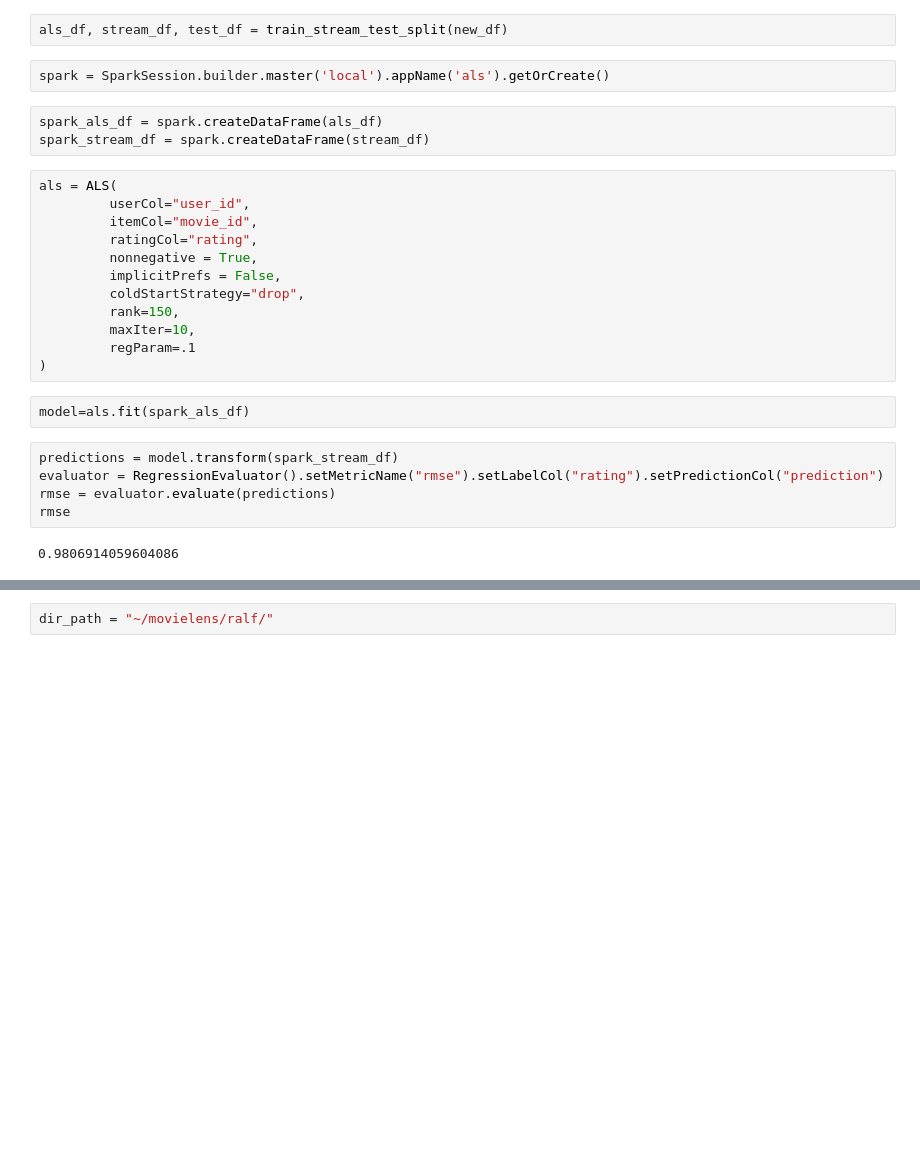
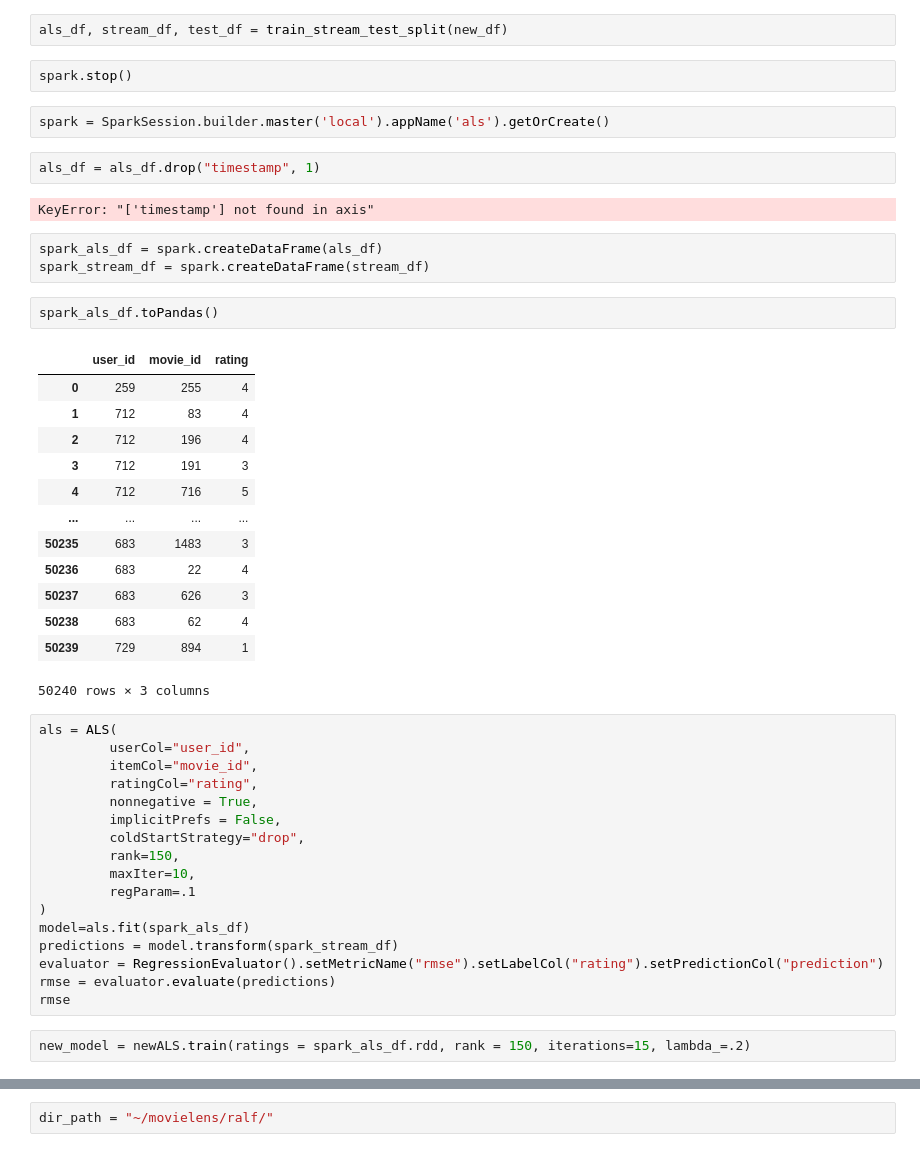
Before and after one commit to feature-store/experiments, a Jupyter notebook: workloads/recsys/change_timestamp.ipynb, the cells around one changed output, grey strips where cells are left out. Cells and saved outputs as stored; diff of their text form; blank space fills up the shorter version.

```diff
--- a/workloads/recsys/change_timestamp.ipynb
+++ b/workloads/recsys/change_timestamp.ipynb
@@ -92,11 +96,33 @@ def train_stream_test_split(df):
     return als_df, stream_df, test_df
 # %%
 als_df, stream_df, test_df = train_stream_test_split(new_df)
+# %%
+spark.stop()
 # %%
 spark = SparkSession.builder.master('local').appName('als').getOrCreate()
+# %%
+als_df = als_df.drop("timestamp", 1)
+# %% [output]
+KeyError: "['timestamp'] not found in axis"
 # %%
 spark_als_df = spark.createDataFrame(als_df)
 spark_stream_df = spark.createDataFrame(stream_df)
+# %%
+spark_als_df.toPandas()
+# %% [output]
+|  | user_id | movie_id | rating |
+| 0 | 259 | 255 | 4 |
+| 1 | 712 | 83 | 4 |
+| 2 | 712 | 196 | 4 |
+| 3 | 712 | 191 | 3 |
+| 4 | 712 | 716 | 5 |
+| ... | ... | ... | ... |
+| 50235 | 683 | 1483 | 3 |
+| 50236 | 683 | 22 | 4 |
+| 50237 | 683 | 626 | 3 |
+| 50238 | 683 | 62 | 4 |
+| 50239 | 729 | 894 | 1 |
+50240 rows × 3 columns
 # %%
 als = ALS(
          userCol="user_id",
@@ -109,12 +135,10 @@ als = ALS(
          maxIter=10,
          regParam=.1
 )
+model=als.fit(spark_als_df)
+predictions = model.transform(spark_stream_df)
+evaluator = RegressionEvaluator().setMetricName("rmse").setLabelCol("rating").setPredictionCol("prediction")
+rmse = evaluator.evaluate(predictions)
+rmse
-# %%
-model=als.fit(spark_als_df)
-# %%
-predictions = model.transform(spark_stream_df)
-evaluator = RegressionEvaluator().setMetricName("rmse").setLabelCol("rating").setPredictionCol("prediction")
-rmse = evaluator.evaluate(predictions)
-rmse
-# %% [output]
-0.9806914059604086
+# %%
+new_model = newALS.train(ratings = spark_als_df.rdd, rank = 150, iterations=15, lambda_=.2)
```
Also changed, not shown: parts of 11 cells of this notebook, 2 other files.
